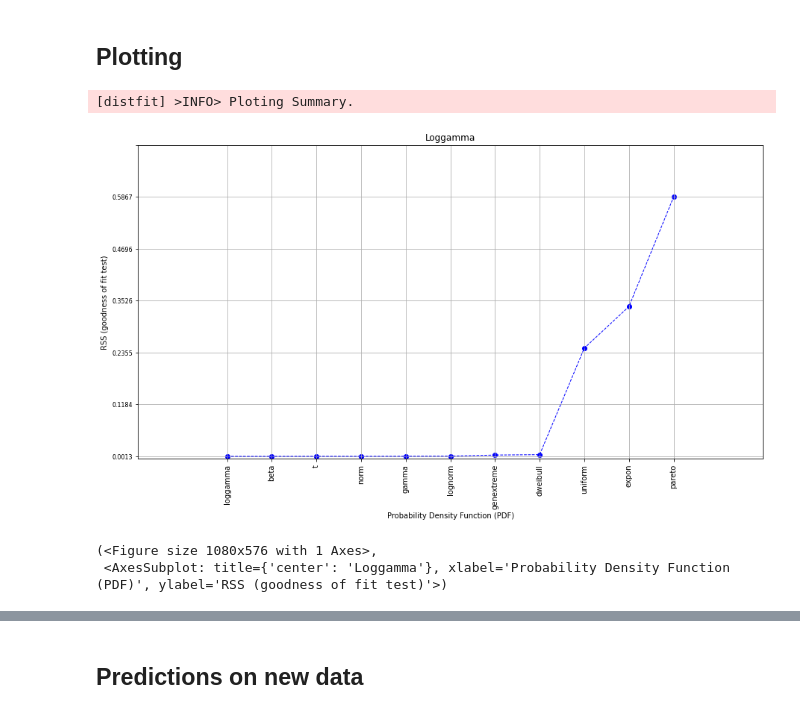
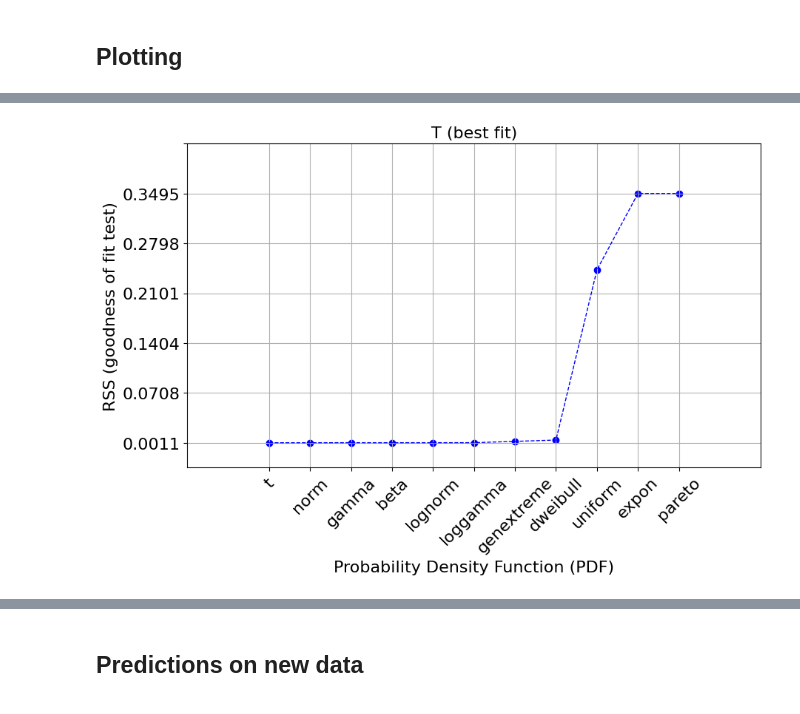
Before and after one commit to erdogant/distfit, a Jupyter notebook: notebooks/distfit.ipynb, the cells around one changed output, grey strips where cells are left out. Saved outputs shown, nothing was run; the diff lists cells and outputs as text; code cells hidden in the pictures.

```diff
--- a/notebooks/distfit.ipynb
+++ b/notebooks/distfit.ipynb
@@ -73,9 +181,5 @@ model = dfit.fit_transform(X)
 # %% [markdown]
 ## Plotting
-# %%
-dfit.plot_summary()
-# %% [output]
-[distfit] >INFO> Ploting Summary.
-[figure, removed]
-(<Figure size 1080x576 with 1 Axes>,
- <AxesSubplot: title={'center': 'Loggamma'}, xlabel='Probability Density Function (PDF)', ylabel='RSS (goodness of fit test)'>)
+# %%
+fig, ax = dfit.plot_summary(figsize=(10, 6))
+# %% [output]
@@ -82,2 +187,3 @@ dfit.plot_summary()
+[figure, added]
 # %%
 # Make plot
```
Also changed, not shown: parts of 7 cells of this notebook.
